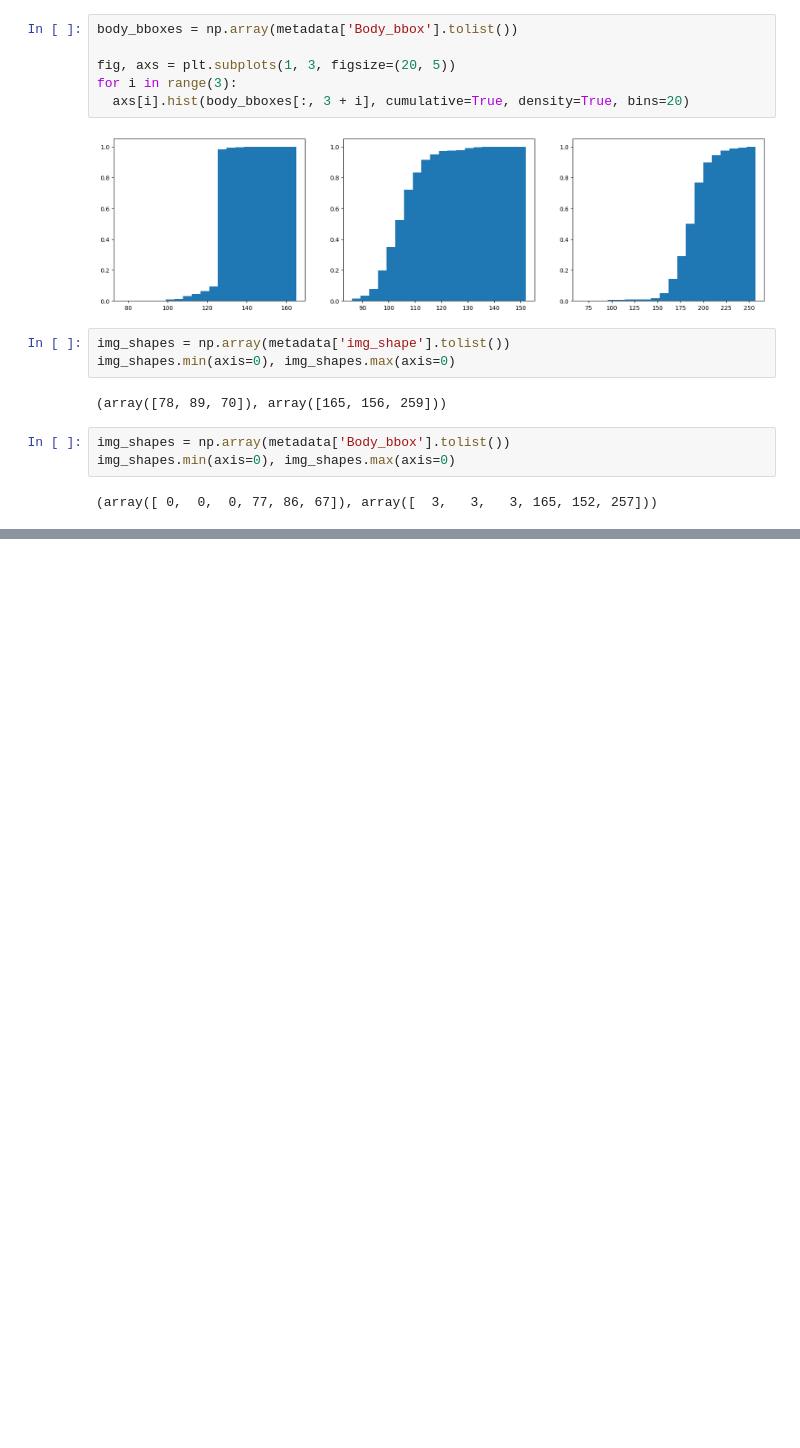
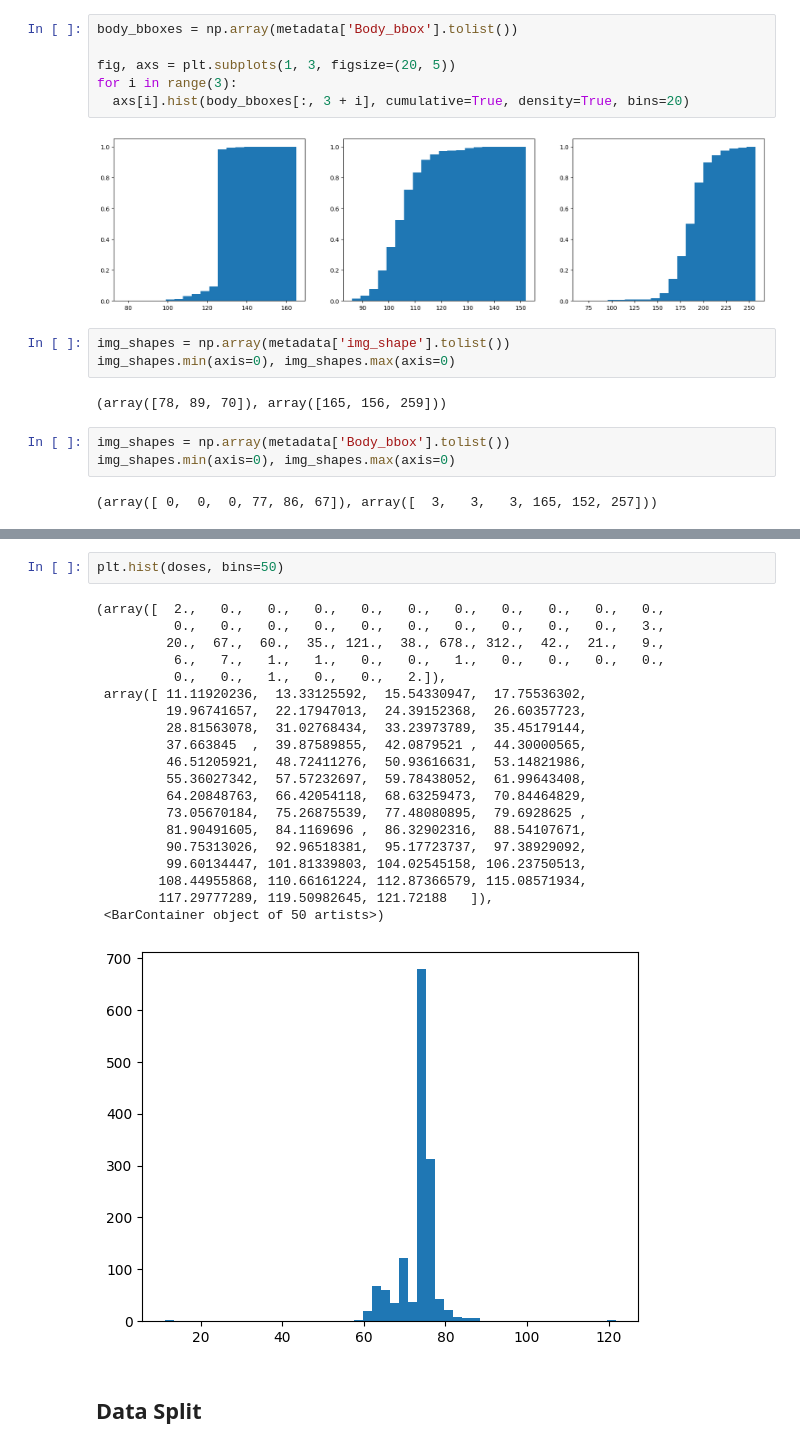
Before and after one commit to josefweibel/dose-prediction-calculation-thesis, a Jupyter notebook: notebooks/01_data_exploration.ipynb, the cells around one changed output, grey strips where cells are left out. Cells and saved outputs as stored; diff of their text form; blank space fills up the shorter version.

```diff
--- a/notebooks/01_data_exploration.ipynb
+++ b/notebooks/01_data_exploration.ipynb
@@ -229,0 +284,25 @@ sorted(metadata['all_mask'].explode().unique())
+# %%
+plt.hist(doses, bins=50)
+# %% [output]
+(array([  2.,   0.,   0.,   0.,   0.,   0.,   0.,   0.,   0.,   0.,   0.,
+          0.,   0.,   0.,   0.,   0.,   0.,   0.,   0.,   0.,   0.,   3.,
+         20.,  67.,  60.,  35., 121.,  38., 678., 312.,  42.,  21.,   9.,
+          6.,   7.,   1.,   1.,   0.,   0.,   1.,   0.,   0.,   0.,   0.,
+          0.,   0.,   1.,   0.,   0.,   2.]),
+ array([ 11.11920236,  13.33125592,  15.54330947,  17.75536302,
+         19.96741657,  22.17947013,  24.39152368,  26.60357723,
+         28.81563078,  31.02768434,  33.23973789,  35.45179144,
+         37.663845  ,  39.87589855,  42.0879521 ,  44.30000565,
+         46.51205921,  48.72411276,  50.93616631,  53.14821986,
+         55.36027342,  57.57232697,  59.78438052,  61.99643408,
+         64.20848763,  66.42054118,  68.63259473,  70.84464829,
+         73.05670184,  75.26875539,  77.48080895,  79.6928625 ,
+         81.90491605,  84.1169696 ,  86.32902316,  88.54107671,
+         90.75313026,  92.96518381,  95.17723737,  97.38929092,
+         99.60134447, 101.81339803, 104.02545158, 106.23750513,
+        108.44955868, 110.66161224, 112.87366579, 115.08571934,
+        117.29777289, 119.50982645, 121.72188   ]),
+ <BarContainer object of 50 artists>)
+[figure, added]
+# %% [markdown]
+## Data Split
```
Also changed, not shown: parts of 27 cells of this notebook, 2 other files.
